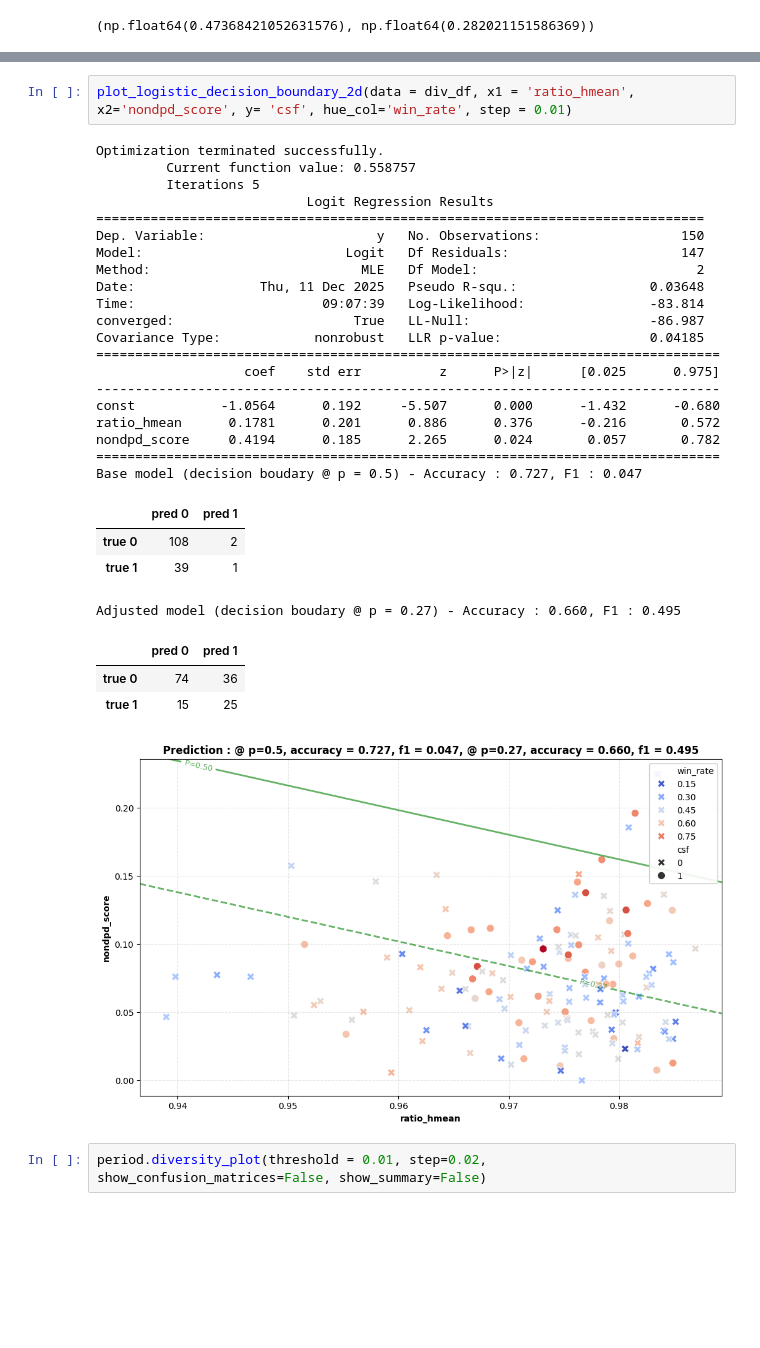
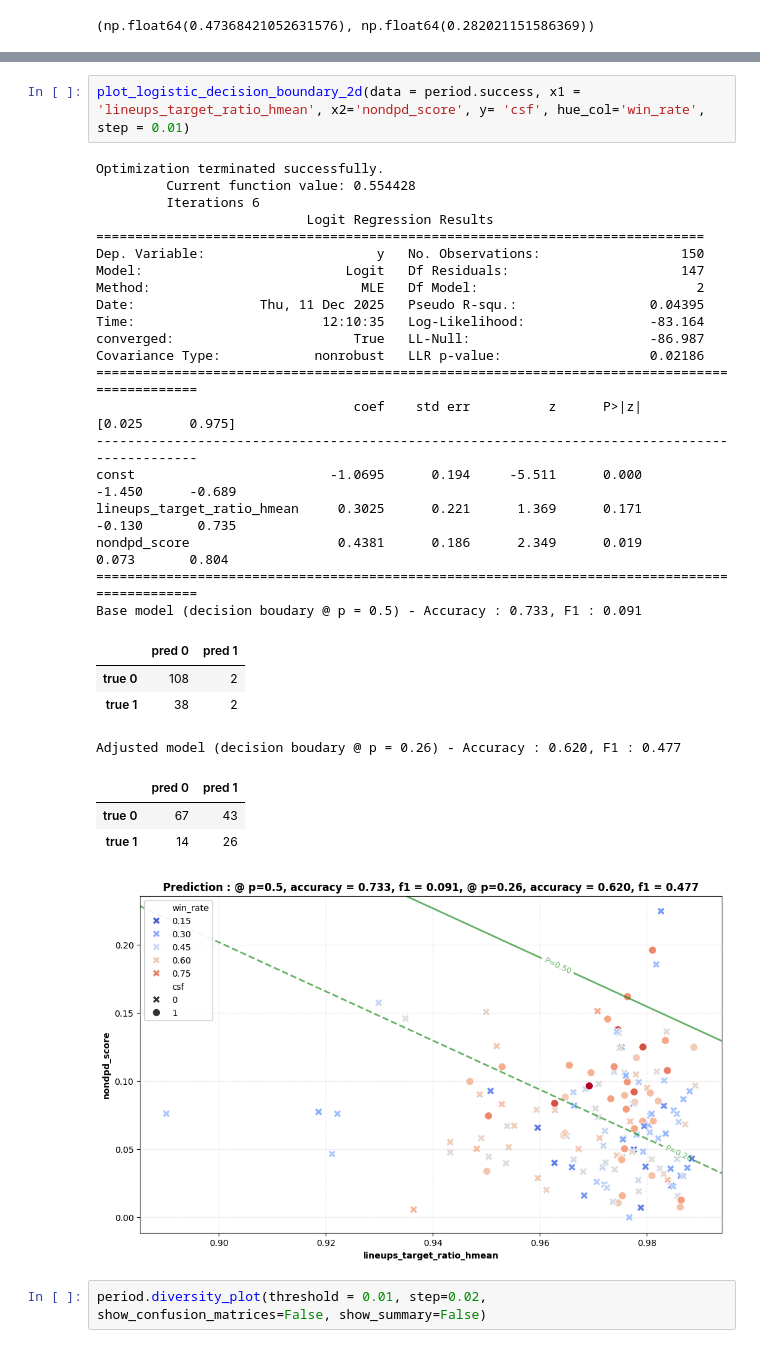
Before and after one commit to arnaud-odet/Roster_Building, a Jupyter notebook: notebooks/pbp.ipynb, the cells around one changed output, grey strips where cells are left out. Drawn from its saved outputs; the diff is of its cells as text; blank space fills up the shorter version.

```diff
--- a/notebooks/pbp.ipynb
+++ b/notebooks/pbp.ipynb
@@ -380,34 +381,34 @@ div_df
 # %%
-plot_logistic_decision_boundary_2d(data = div_df, x1 = 'ratio_hmean', x2='nondpd_score', y= 'csf', hue_col='win_rate', step = 0.01)
+plot_logistic_decision_boundary_2d(data = period.success, x1 = 'lineups_target_ratio_hmean', x2='nondpd_score', y= 'csf', hue_col='win_rate', step = 0.01)
 # %% [output]
 Optimization terminated successfully.
-         Current function value: 0.558757
-         Iterations 5
+         Current function value: 0.554428
+         Iterations 6
                            Logit Regression Results
 ==============================================================================
 Dep. Variable:                      y   No. Observations:                  150
 Model:                          Logit   Df Residuals:                      147
 Method:                           MLE   Df Model:                            2
-Date:                Thu, 11 Dec 2025   Pseudo R-squ.:                 0.03648
-Time:                        09:07:39   Log-Likelihood:                -83.814
+Date:                Thu, 11 Dec 2025   Pseudo R-squ.:                 0.04395
+Time:                        12:10:35   Log-Likelihood:                -83.164
 converged:                       True   LL-Null:                       -86.987
-Covariance Type:            nonrobust   LLR p-value:                   0.04185
-================================================================================
-                   coef    std err          z      P>|z|      [0.025      0.975]
---------------------------------------------------------------------------------
-const           -1.0564      0.192     -5.507      0.000      -1.432      -0.680
-ratio_hmean      0.1781      0.201      0.886      0.376      -0.216       0.572
-nondpd_score     0.4194      0.185      2.265      0.024       0.057       0.782
-================================================================================
-Base model (decision boudary @ p = 0.5) - Accuracy : 0.727, F1 : 0.047
+Covariance Type:            nonrobust   LLR p-value:                   0.02186
+==============================================================================================
+                                 coef    std err          z      P>|z|      [0.025      0.975]
+----------------------------------------------------------------------------------------------
+const                         -1.0695      0.194     -5.511      0.000      -1.450      -0.689
+lineups_target_ratio_hmean     0.3025      0.221      1.369      0.171      -0.130       0.735
+nondpd_score                   0.4381      0.186      2.349      0.019       0.073       0.804
+==============================================================================================
+Base model (decision boudary @ p = 0.5) - Accuracy : 0.733, F1 : 0.091
 |  | pred 0 | pred 1 |
 | true 0 | 108 | 2 |
-| true 1 | 39 | 1 |
+| true 1 | 38 | 2 |
-Adjusted model (decision boudary @ p = 0.27) - Accuracy : 0.660, F1 : 0.495
+Adjusted model (decision boudary @ p = 0.26) - Accuracy : 0.620, F1 : 0.477
 |  | pred 0 | pred 1 |
-| true 0 | 74 | 36 |
-| true 1 | 15 | 25 |
+| true 0 | 67 | 43 |
+| true 1 | 14 | 26 |
-[figure, old version]
+[figure, new version]
 # %%
 period.diversity_plot(threshold = 0.01, step=0.02, show_confusion_matrices=False, show_summary=False)
 # %% [output]
```
Also changed, not shown: parts of 9 cells of this notebook, 3 other files.
